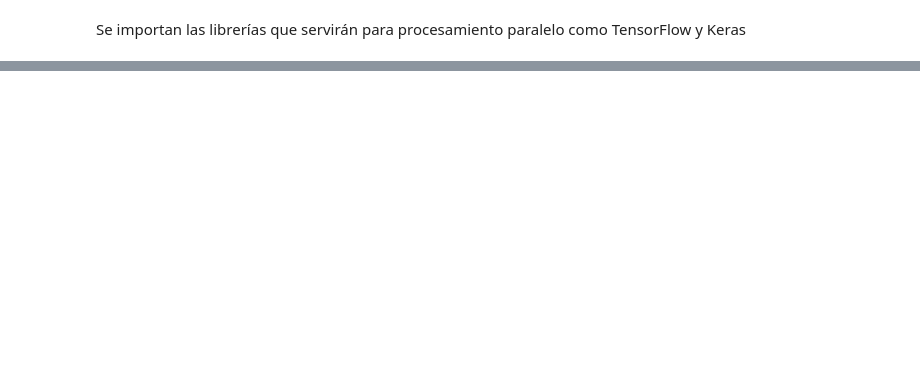
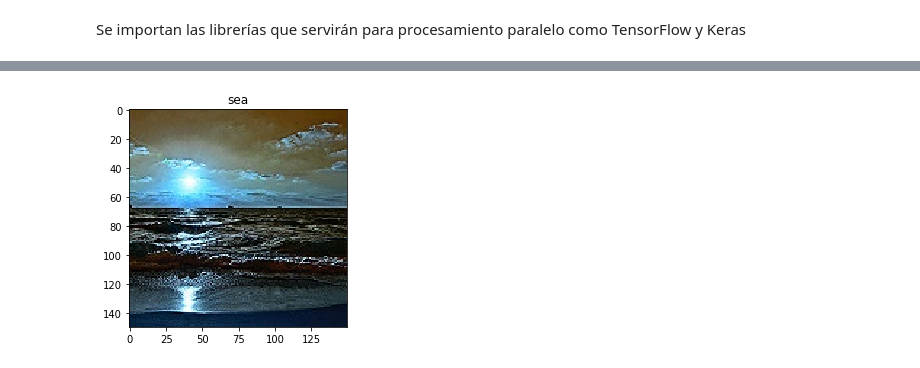
Before and after one commit to epinedaWorks/RedNeuronal_MLP_RNN_RNC, a Jupyter notebook: 2.RedNeuronalConvolucional/RedNeuronalConvolucional.17012140.ipynb, the cells around one changed output, grey strips where cells are left out. Cells and saved outputs as stored; diff of their text form; code cells hidden in the pictures; blank space fills up the shorter version.

```diff
--- a/2.RedNeuronalConvolucional/RedNeuronalConvolucional.17012140.ipynb
+++ b/2.RedNeuronalConvolucional/RedNeuronalConvolucional.17012140.ipynb
@@ -263,0 +76,3 @@ Después de realizar el entrenamiento del modelo se puede concluir lo siguiente:
+# %%
+name_label = {"buildings":0,"forest":1,"glacier":2,"mountain":3,"sea":4,"street":5}
+name = ["buildings", "forest", "glacier", "mountain", "sea", "street"]
@@ -263,0 +83,23 @@ Después de realizar el entrenamiento del modelo se puede concluir lo siguiente:
+# %%
+def load_images(name_label,train,test,size):
+    image_folders = [train, train]
+    data_set = []
+    for test_train_folder in image_folders:
+        directory = test_train_folder
+        imgs = []
+        labels = []
+        for folder in os.listdir(directory):
+            curr_label = name_label[folder]
+            for file in os.listdir(directory + "/" + folder):
+                img_path = directory + "/" + folder + "/" + file
+                curr_img = cv2.imread(img_path)
+                curr_img = cv2.resize(curr_img, (size, size))
+                imgs.append(curr_img)
+                labels.append(curr_label)
+        c = list(zip(imgs, labels))
+        random.shuffle(c)
+        imgs, labels = zip(*c)
+        imgs = np.array(imgs, dtype = "int32")
+        labels = np.array(labels, dtype = "int32")
+        data_set.append((imgs, labels))
+    return data_set
@@ -263,0 +108,2 @@ Después de realizar el entrenamiento del modelo se puede concluir lo siguiente:
+# %%
+(img_train, labels_train), (img_test, labels_test) = load_images(name_label,"./data/seg_train","./data/seg_test",150)
@@ -263,0 +125,8 @@ Después de realizar el entrenamiento del modelo se puede concluir lo siguiente:
+# %%
+def plot_img(img, label):
+    plt.figure()
+    plt.imshow(img)
+    plt.grid(False)
+    plt.title(name[label])
+    plt.show()
+    return
@@ -263,0 +138,5 @@ Después de realizar el entrenamiento del modelo se puede concluir lo siguiente:
+# %%
+index = np.random.randint(img_train.shape[1])
+plot_img(img_train[index], labels_train[index])
+# %% [output]
+[figure, added]
```
Also changed, not shown: parts of 81 cells of this notebook, 5 other files.
